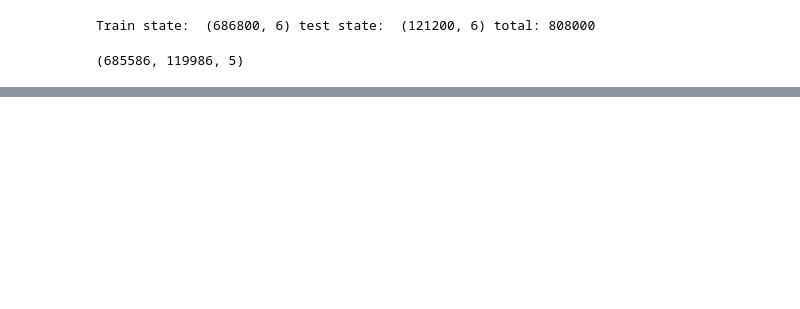
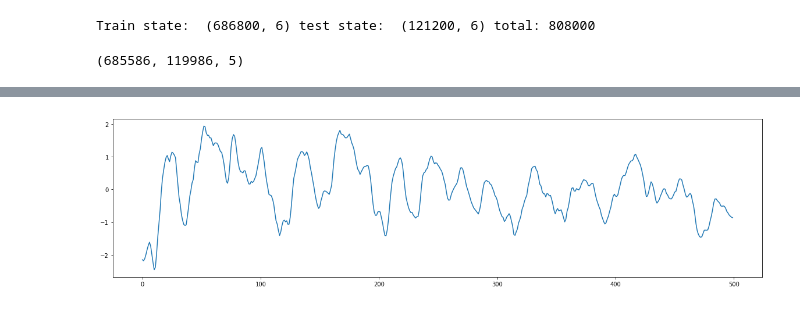
Before and after one commit to philipshurpik/coin-scripts, a Jupyter notebook: notebooks/trading_model_data.ipynb, the cells around one changed output, grey strips where cells are left out. Saved outputs shown, nothing was run; the diff lists cells and outputs as text; code cells hidden in the pictures; blank space fills up the shorter version.

```diff
--- a/notebooks/trading_model_data.ipynb
+++ b/notebooks/trading_model_data.ipynb
@@ -215,0 +98,4 @@ np.save(FOLDER + 'price_meta_test.npy', price_meta_test)
+# %%
+render_y(Y_diff)
+# %% [output]
+[figure, added]
```
Also changed, not shown: parts of 28 cells of this notebook.
